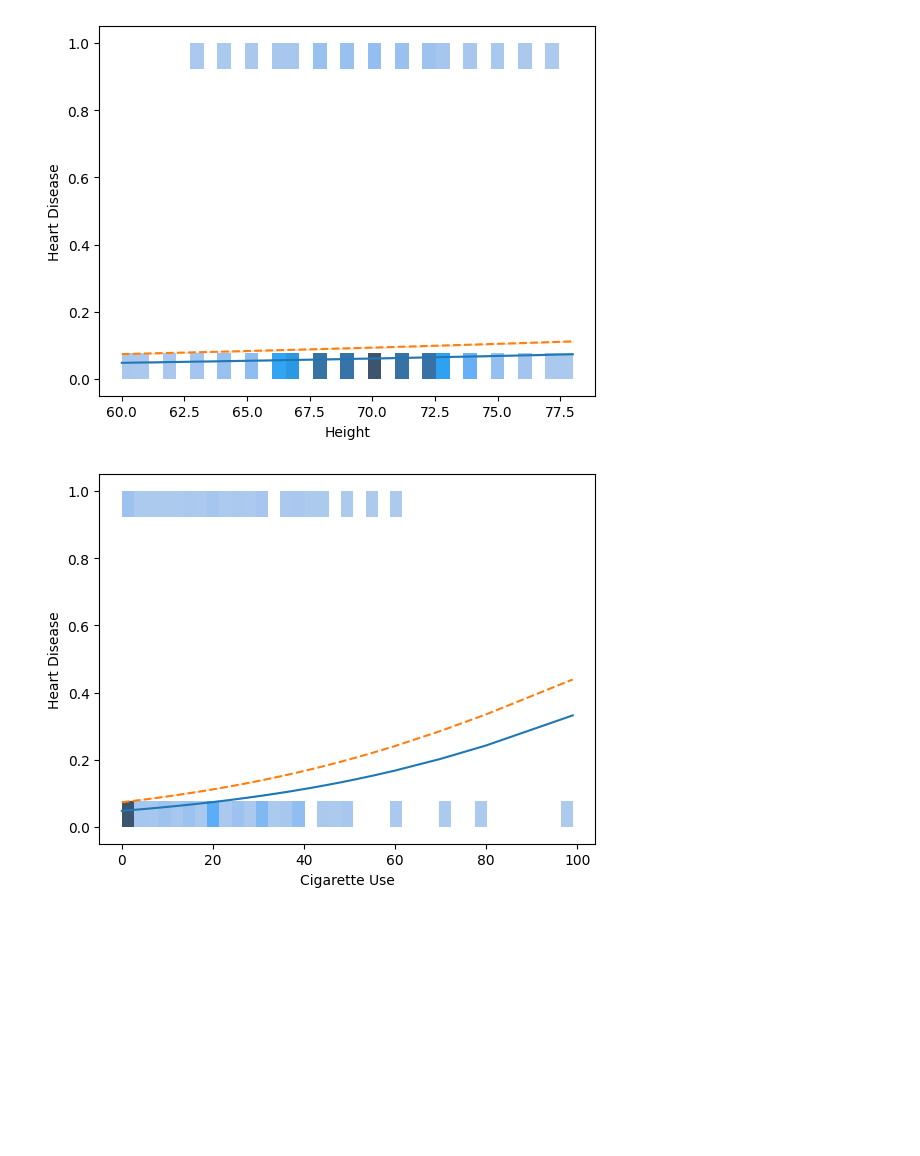
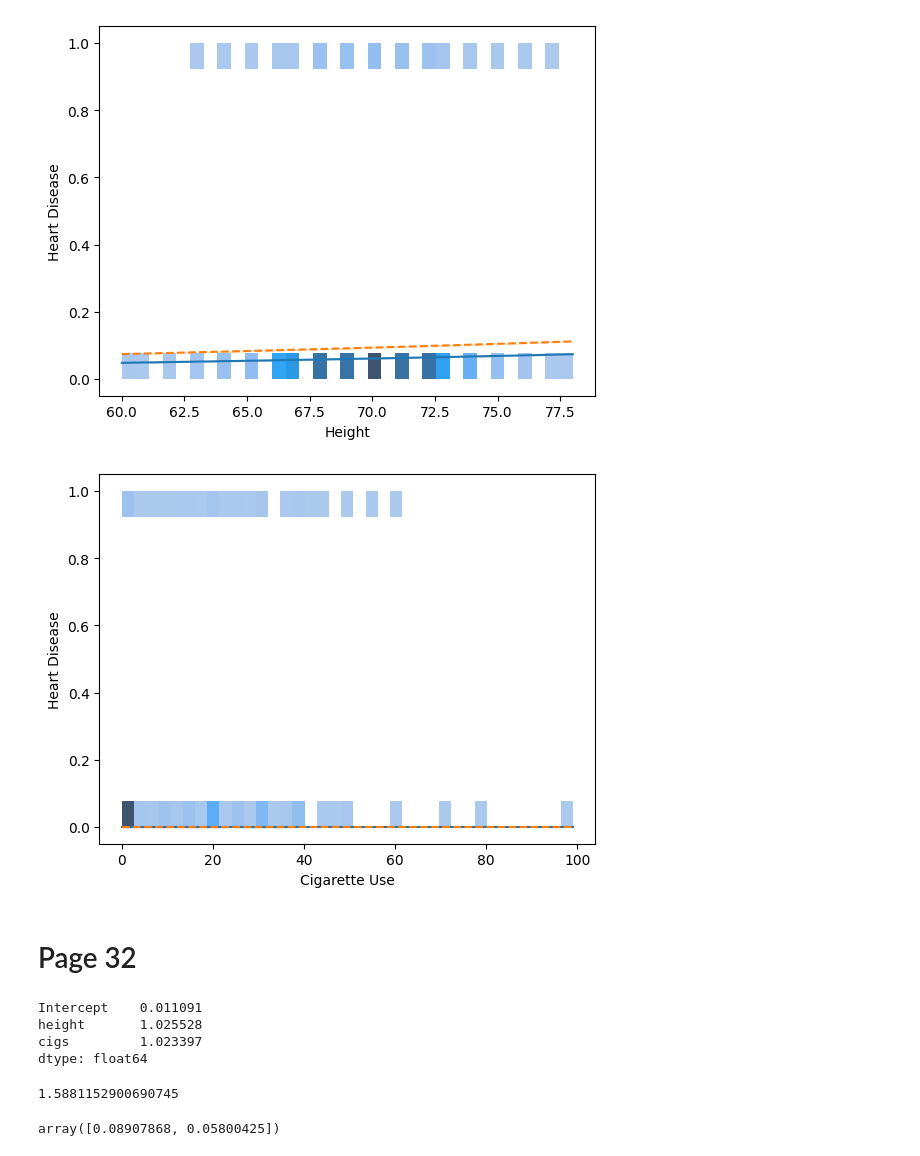
Before and after one commit to percivalphakath/Extending-the-Linear-Model-with-Python, a Jupyter notebook: Chapter2-BinaryResponse.ipynb, the cells around one changed output. Cells and saved outputs as stored; diff of their text form; code cells hidden in the pictures; blank space fills up the shorter version.

```diff
--- a/Chapter2-BinaryResponse.ipynb
+++ b/Chapter2-BinaryResponse.ipynb
@@ -147,9 +147,9 @@ height       0.025208
 cigs         0.023127
 dtype: float64
 # %%
-constant = lmod.params.Intercept
-beta1 = lmod.params.height
-beta2 = lmod.params.cigs
+beta1 = lmod.params.Intercept
+beta2 = lmod.params.height
+beta3 = lmod.params.cigs
 # %%
 # Height
 x = wcgs['height']
@@ -178,25 +178,27 @@ plt.ylabel("Heart Disease");
 # %%
 # Cigarette
 x = wcgs['cigs']
 
 # Vary the cigarette for the 60 inch tall man
-short_man = constant+beta1*60+beta2*x
+short_man = beta1+beta2*60+beta3*x
 
 # Vary the cigarette for the 78 inch tall man
-tall_man = constant+beta1*78+beta2*x
+tall_man = beta1+beta2*78+beta3*x
 
 # Solid line represent a very short man (60 in. tall)
 sns.lineplot(x = x,
              y = expit(short_man))
 # Dashed line a very tall man (78 in. tall)
 sns.lineplot(x = x,
              y = expit(tall_man),
              linestyle='--')
 # Plot a histograms - showing the distribution of heights for both those with and without heart disease
 sns.histplot(data=wcgs,
             y ='y',
             x = 'cigs')
 plt.xlabel("Cigarette Use")
 plt.ylabel("Heart Disease");
 # %% [output]
-[figure, old version]
+[figure, new version]
+# %% [markdown]
+<h1>Page 32</h1>
@@ -202,0 +207,18 @@ plt.ylabel("Heart Disease");
+# %%
+# Exponentiated coefficients
+np.exp(lmod.params)
+# %% [output]
+Intercept    0.011091
+height       1.025528
+cigs         1.023397
+dtype: float64
+# %%
+# Compute the effect of a pack a day (20 cigarettes)
+np.exp(beta3*20)
+# %% [output]
+1.5881152900690745
+# %%
+# The predicted probabilities of getting heart disease for a 68in. tall man who does not smoke and who smokes 20 a day
+expit((beta1+beta2*68+beta3*20,beta1+beta2*68+beta3*0))
+# %% [output]
+array([0.08907868, 0.05800425])
```
Also changed, not shown: parts of 4 cells of this notebook.
